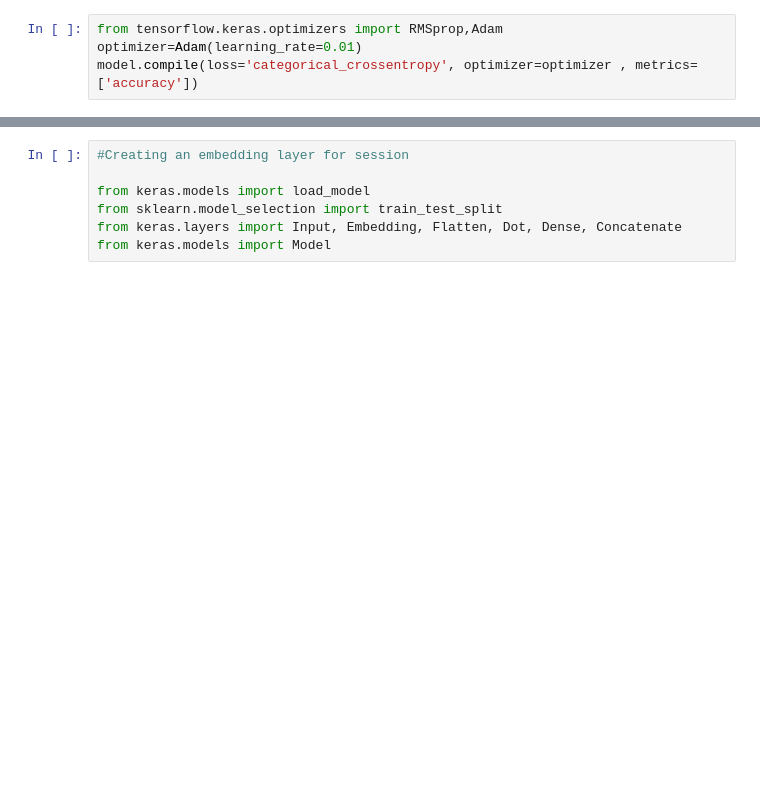
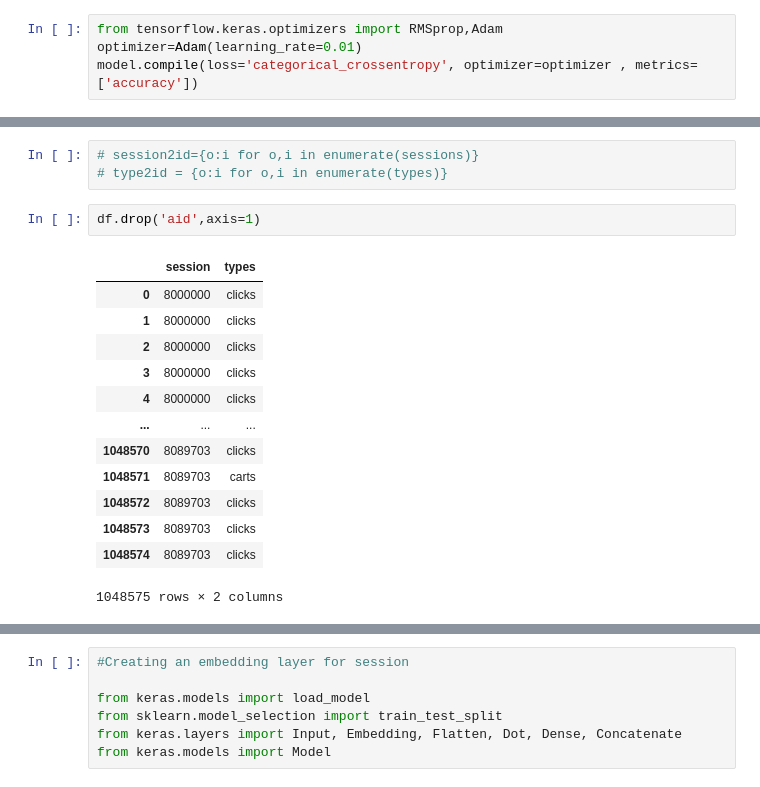
Before and after one commit to satishgc227/git-test, a Jupyter notebook: OTTO_RECOMMENDER_SYSTEM.ipynb, the cells around one changed output, grey strips where cells are left out. Saved outputs shown, nothing was run; the diff lists cells and outputs as text; blank space fills up the shorter version.

```diff
--- a/OTTO_RECOMMENDER_SYSTEM.ipynb
+++ b/OTTO_RECOMMENDER_SYSTEM.ipynb
@@ -443,0 +459,19 @@ df
+# %%
+# session2id={o:i for o,i in enumerate(sessions)}
+# type2id = {o:i for o,i in enumerate(types)}
+# %%
+df.drop('aid',axis=1)
+# %% [output]
+|  | session | types |
+| 0 | 8000000 | clicks |
+| 1 | 8000000 | clicks |
+| 2 | 8000000 | clicks |
+| 3 | 8000000 | clicks |
+| 4 | 8000000 | clicks |
+| ... | ... | ... |
+| 1048570 | 8089703 | clicks |
+| 1048571 | 8089703 | carts |
+| 1048572 | 8089703 | clicks |
+| 1048573 | 8089703 | clicks |
+| 1048574 | 8089703 | clicks |
+1048575 rows × 2 columns
```
Also changed, not shown: parts of 21 cells of this notebook.
